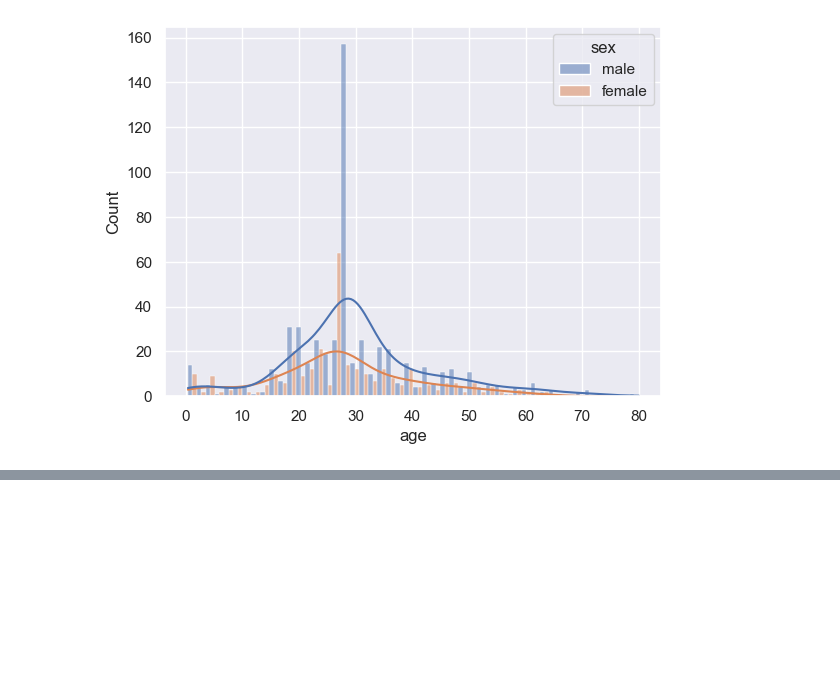
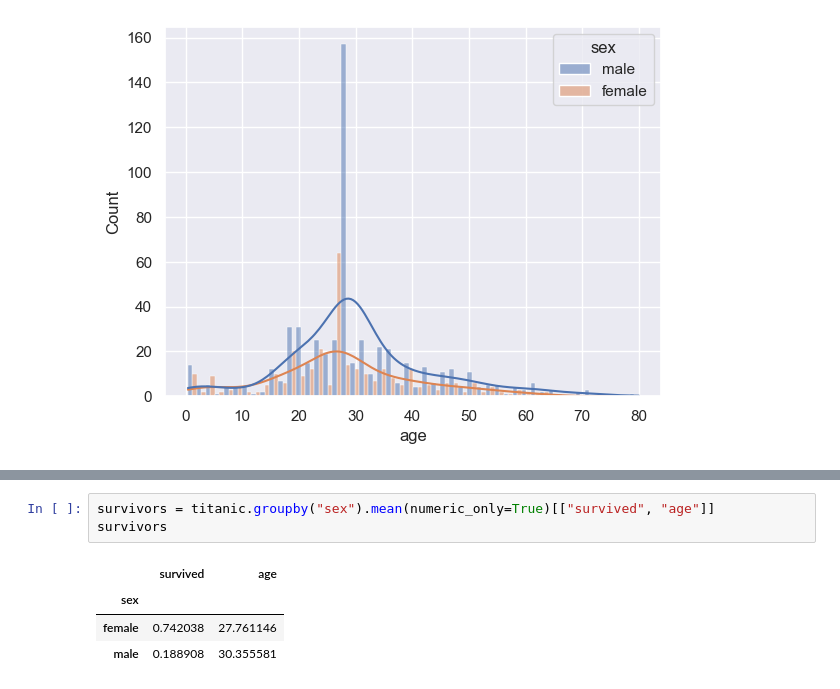
Before and after one commit to smlatic/Databehandling-Edin-Smlatic, a Jupyter notebook: Code-alongs/L1_missing-aggregation.ipynb, the cells around one changed output, grey strips where cells are left out. Drawn from its saved outputs; the diff is of its cells as text; blank space fills up the shorter version.

```diff
--- a/Code-alongs/L1_missing-aggregation.ipynb
+++ b/Code-alongs/L1_missing-aggregation.ipynb
@@ -305,0 +315,8 @@ sns.histplot(data=titanic, x="age", kde=True, multiple="dodge", hue="sex", bins=
+# %%
+survivors = titanic.groupby("sex").mean(numeric_only=True)[["survived", "age"]]
+survivors
+# %% [output]
+|  | survived | age |
+| sex |  |  |
+| female | 0.742038 | 27.761146 |
+| male | 0.188908 | 30.355581 |
```
Also changed, not shown: parts of 8 cells of this notebook, 4 other files.
